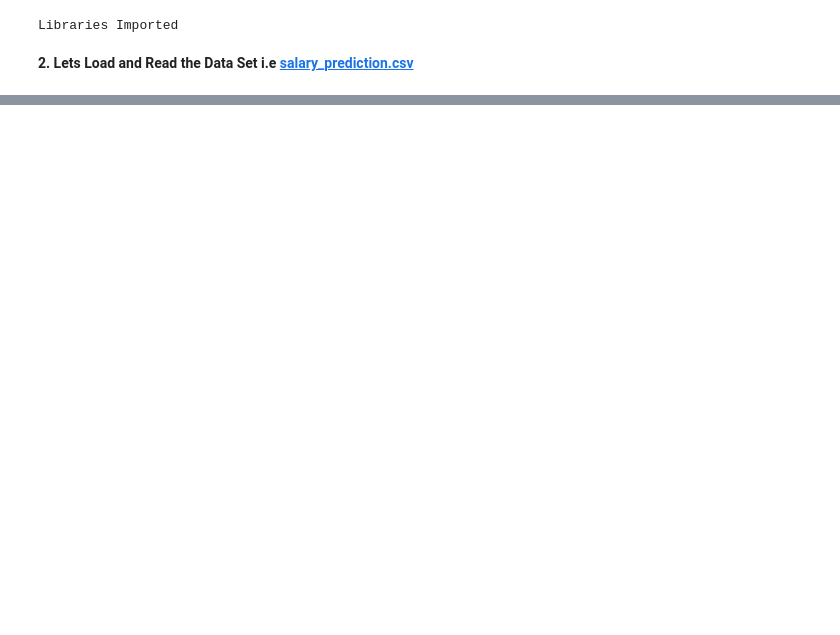
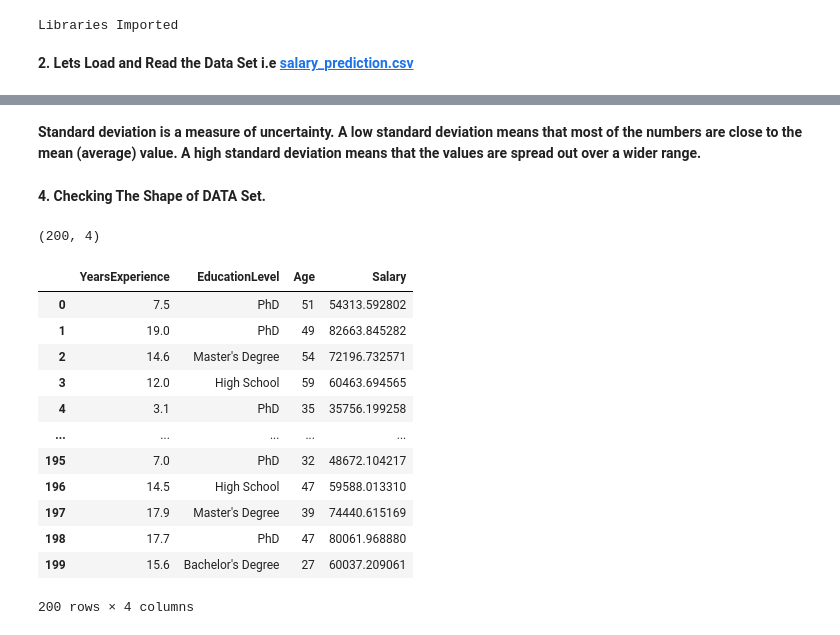
Before and after one commit to rn-byte/Salary_prediction, a Jupyter notebook: Data_Science_Expo.ipynb, the cells around one changed output, grey strips where cells are left out. Cells and saved outputs as stored; diff of their text form; code cells hidden in the pictures; blank space fills up the shorter version.

```diff
--- a/Data_Science_Expo.ipynb
+++ b/Data_Science_Expo.ipynb
@@ -37,0 +128,27 @@ df.head(10)
+# %% [markdown]
+**Standard deviation is a measure of uncertainty.**
+**A low standard deviation means that most of the numbers are close to the mean (average) value.
+A high standard deviation means that the values are spread out over a wider range.**
+# %% [markdown]
+**4. Checking The Shape of DATA Set.**
+# %%
+#It will show output like (row,column)
+df.shape
+# %% [output]
+(200, 4)
+# %%
+df
+# %% [output]
+|  | YearsExperience | EducationLevel | Age | Salary |
+| 0 | 7.5 | PhD | 51 | 54313.592802 |
+| 1 | 19.0 | PhD | 49 | 82663.845282 |
+| 2 | 14.6 | Master's Degree | 54 | 72196.732571 |
+| 3 | 12.0 | High School | 59 | 60463.694565 |
+| 4 | 3.1 | PhD | 35 | 35756.199258 |
+| ... | ... | ... | ... | ... |
+| 195 | 7.0 | PhD | 32 | 48672.104217 |
+| 196 | 14.5 | High School | 47 | 59588.013310 |
+| 197 | 17.9 | Master's Degree | 39 | 74440.615169 |
+| 198 | 17.7 | PhD | 47 | 80061.968880 |
+| 199 | 15.6 | Bachelor's Degree | 27 | 60037.209061 |
+200 rows × 4 columns
```
Also changed, not shown: parts of 15 cells of this notebook.
